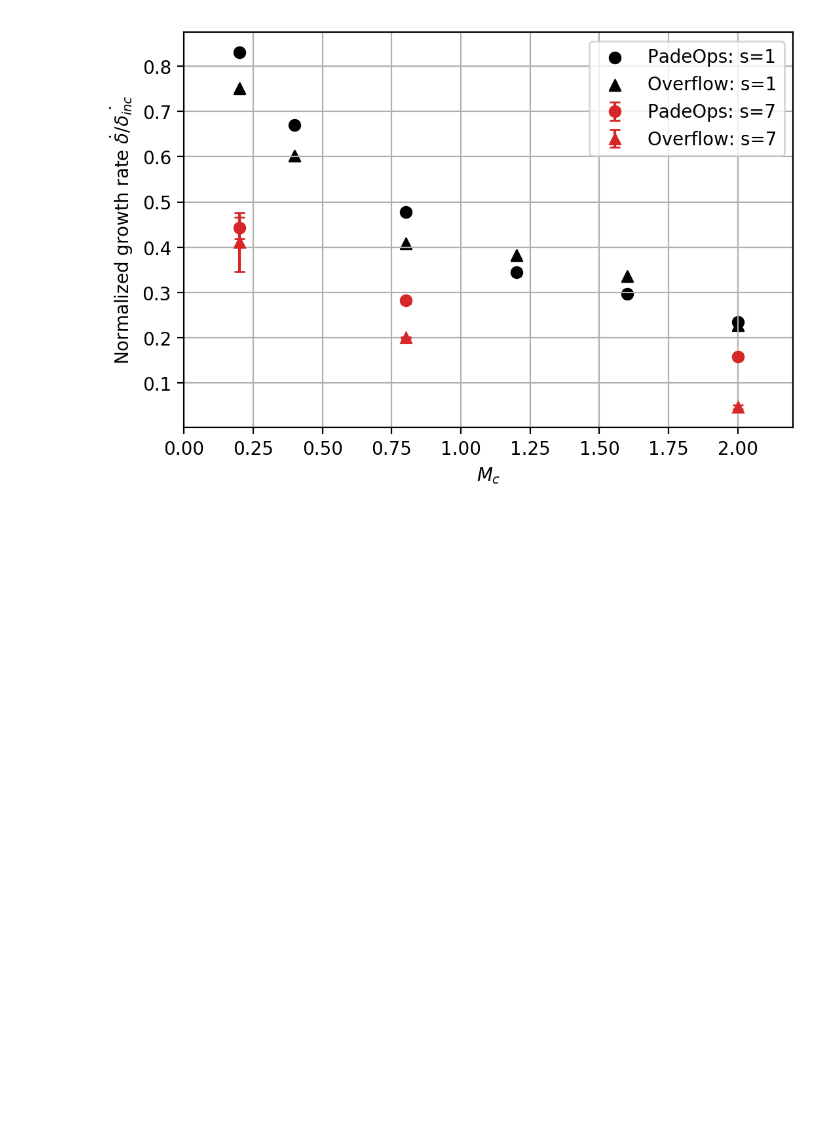
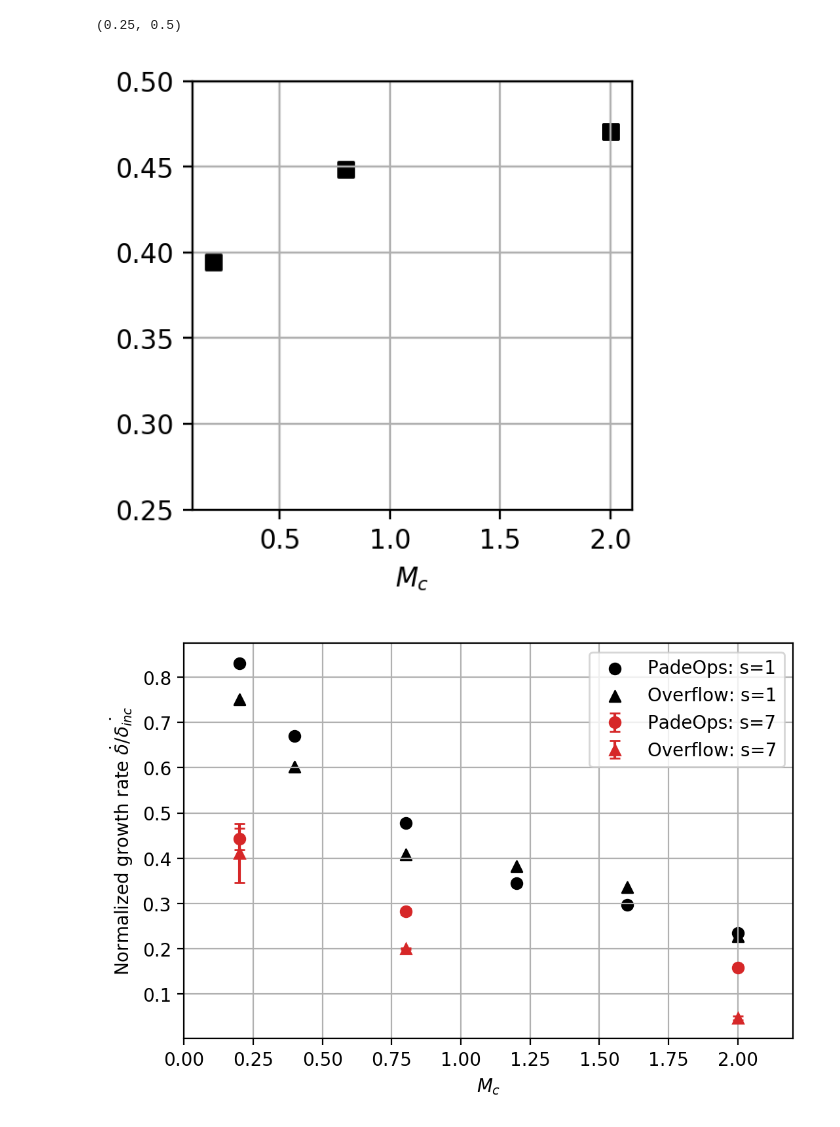
Before and after one commit to FPAL-Stanford-University/FloATPy, a Jupyter notebook: post/plot_growth_lit.ipynb, the cells around one changed output. Drawn from its saved outputs; the diff is of its cells as text; code cells hidden in the pictures; blank space fills up the shorter version.

```diff
--- a/post/plot_growth_lit.ipynb
+++ b/post/plot_growth_lit.ipynb
@@ -172,3 +158,20 @@ plt.savefig('/home/kmatsuno/ShearLayer_img/growth_rr.png',dpi=200, bbox_inches='
+# %%
+
+ratio = {}
+for key in rr.keys():
+    ratio[key] = rr[key]/dtheta[key]
+
+plt.figure(figsize=(3,3),dpi=200)
+dat = ratio
+plt.scatter(dat.keys(),dat.values(),marker='s',color='k')
+
+plt.xlabel('$M_c$')
+plt.grid(True)
+plt.ylim([0.25,0.5])
+# plt.savefig('/home/kmatsuno/ShearLayer_img/growth_rr.png',dpi=200, bbox_inches='tight')
+# %% [output]
+(0.25, 0.5)
+[figure, added]
 # %%
 # COMPARE OVF
 
```
Also changed, not shown: parts of 3 cells of this notebook, 34 other files.
